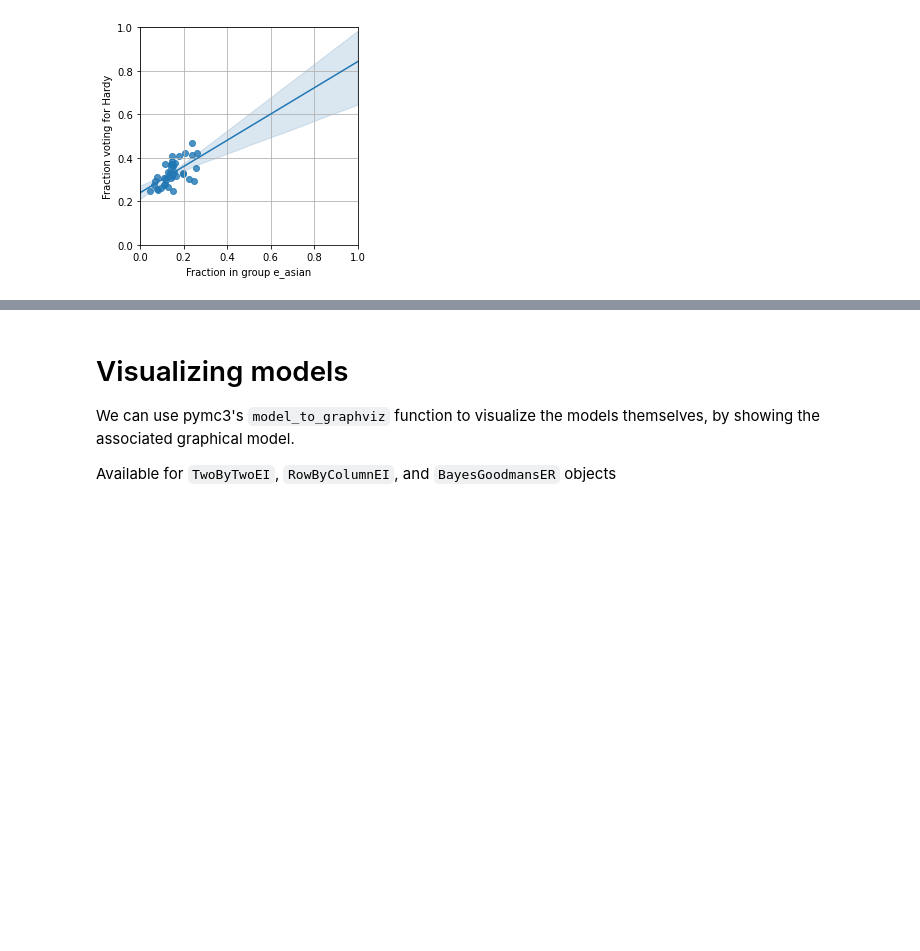
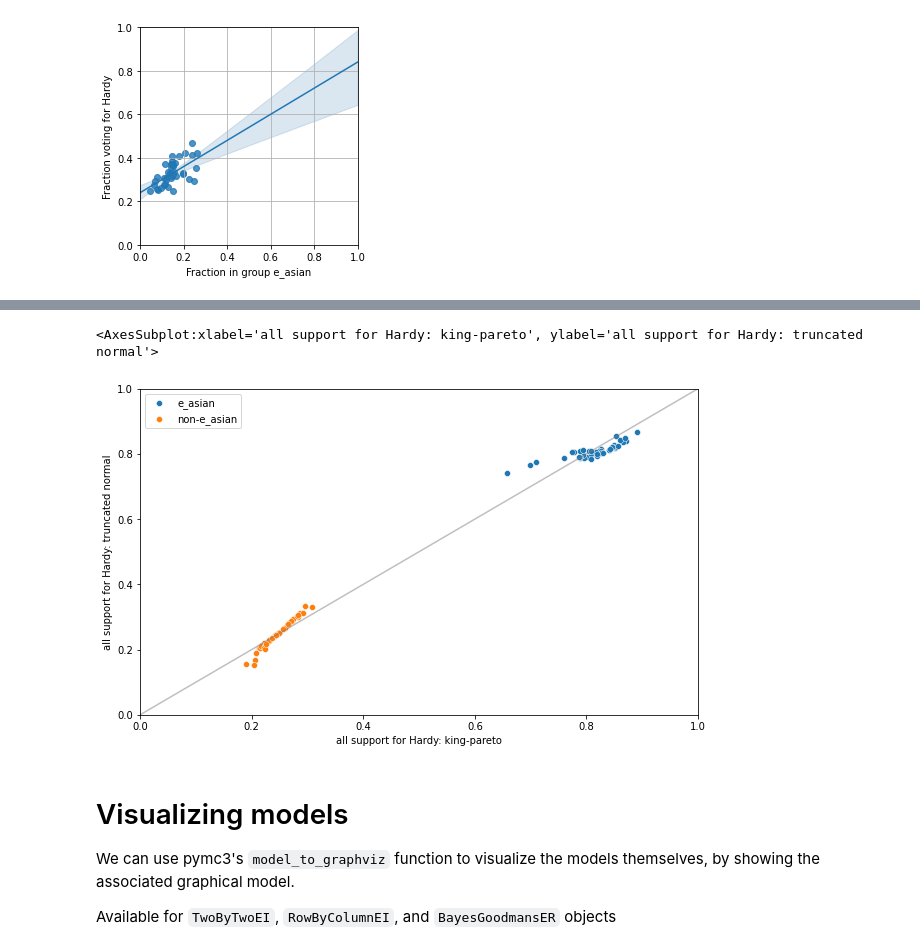
Before and after one commit to mggg/ecological-inference, a Jupyter notebook: pyei/intro_notebooks/Plotting_with_PyEI.ipynb, the cells around one changed output, grey strips where cells are left out. Cells and saved outputs as stored; diff of their text form; code cells hidden in the pictures; blank space fills up the shorter version.

```diff
--- a/pyei/intro_notebooks/Plotting_with_PyEI.ipynb
+++ b/pyei/intro_notebooks/Plotting_with_PyEI.ipynb
@@ -311,9 +308,9 @@ This is a method for comparing the outputs of two different ei methods, by compa
 # %%
-# ei_2by2_alternative = TwoByTwoEI(model_name='truncated_normal')
-# ei_2by2_alternative.fit(group_fraction_2by2,
-#        votes_fraction_2by2,
-#        precinct_pops,
-#        demographic_group_name=demographic_group_name_2by2,
-#        candidate_name=candidate_name_2by2,
-#        precinct_names=precinct_names,
-# )
+ei_2by2_alternative = TwoByTwoEI(model_name='truncated_normal')
+ei_2by2_alternative.fit(group_fraction_2by2,
+       votes_fraction_2by2,
+       precinct_pops,
+       demographic_group_name=demographic_group_name_2by2,
+       candidate_name=candidate_name_2by2,
+       precinct_names=precinct_names,
+)
@@ -320,5 +329,8 @@ This is a method for comparing the outputs of two different ei methods, by compa
 # %%
-#plot_precinct_scatterplot([ei_2by2, ei_2by2_alternative], run_names=['king-pareto', 'truncated normal'])
+plot_precinct_scatterplot([ei_2by2, ei_2by2_alternative], run_names=['king-pareto', 'truncated normal'], candidate='Hardy')
+# %% [output]
+<AxesSubplot:xlabel='all support for Hardy: king-pareto', ylabel='all support for Hardy: truncated normal'>
+[figure, added]
 # %% [markdown]
 # Visualizing models
 
```
Also changed, not shown: parts of 20 cells of this notebook, 4 other files.
